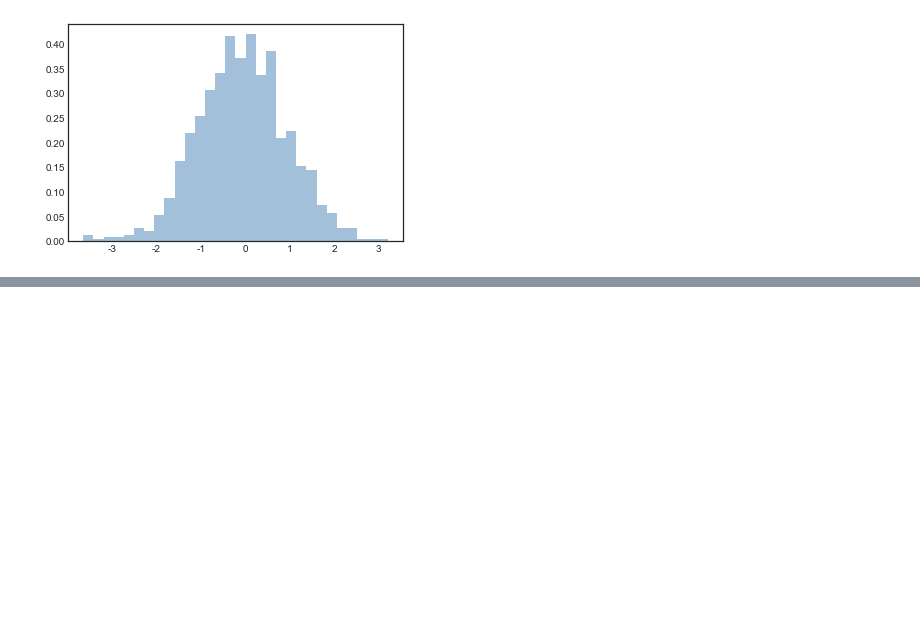
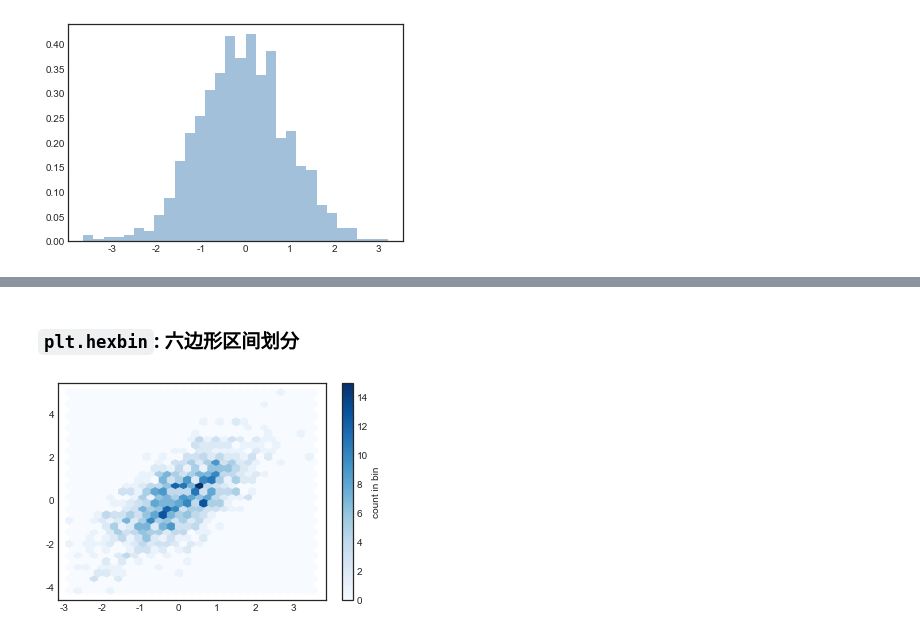
Before and after one commit to Laishuxin/python_data_science, a Jupyter notebook: 06.01_直方图_数据区间划分.ipynb, the cells around one changed output, grey strips where cells are left out. Cells and saved outputs as stored; diff of their text form; code cells hidden in the pictures; blank space fills up the shorter version.

```diff
--- a/06.01_直方图_数据区间划分.ipynb
+++ b/06.01_直方图_数据区间划分.ipynb
@@ -26,0 +62,8 @@ alpha和
+# %% [markdown]
+### `plt.hexbin`: 六边形区间划分
+# %%
+plt.hexbin(x, y, cmap='Blues', gridsize=30)
+cb = plt.colorbar(label='count in bin')
+plt.show()
+# %% [output]
+[figure, added]
```
Also changed, not shown: parts of 23 cells of this notebook.
